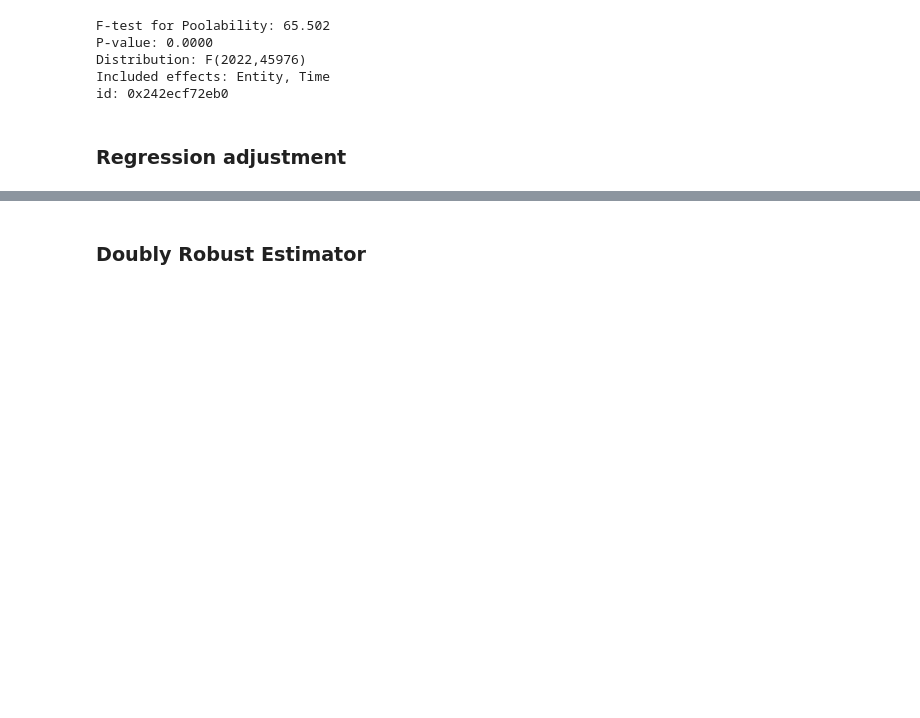
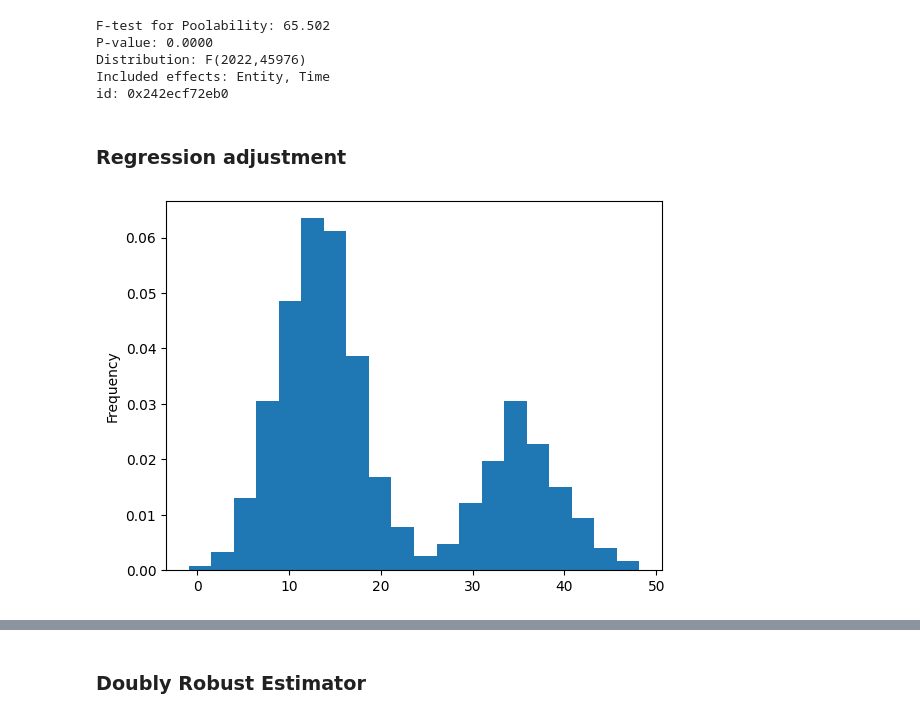
Before and after one commit to Nathcappennani24/econometrictheory2_psets, a Jupyter notebook: PSET1_part5.ipynb, the cells around one changed output, grey strips where cells are left out. Cells and saved outputs as stored; diff of their text form; code cells hidden in the pictures; blank space fills up the shorter version.

```diff
--- a/PSET1_part5.ipynb
+++ b/PSET1_part5.ipynb
@@ -82,5 +82,11 @@ id: 0x242ecf72eb0
 # %%
 df_delta_prod = data.reset_index().copy()
 # %%
-df_delta_prod["delta_prod"] = df_delta_prod.groupby("worker_id")["productivity"].diff().copy()
-df_delta_prod = df_delta_prod.dropna()
+pre_treatment_avg = df_delta_prod[df_delta_prod["period"] < 13].groupby("worker_id")["productivity"].mean()
+post_treatment_avg = df_delta_prod[df_delta_prod["period"] >= 13].groupby("worker_id")["productivity"].mean()
+
+delta_prod_per_worker = post_treatment_avg - pre_treatment_avg
+# %%
+delta_prod_per_worker.plot.hist(bins  = 20, density = True);
+# %% [output]
+[figure, added]
```
Also changed, not shown: parts of 15 cells of this notebook.
